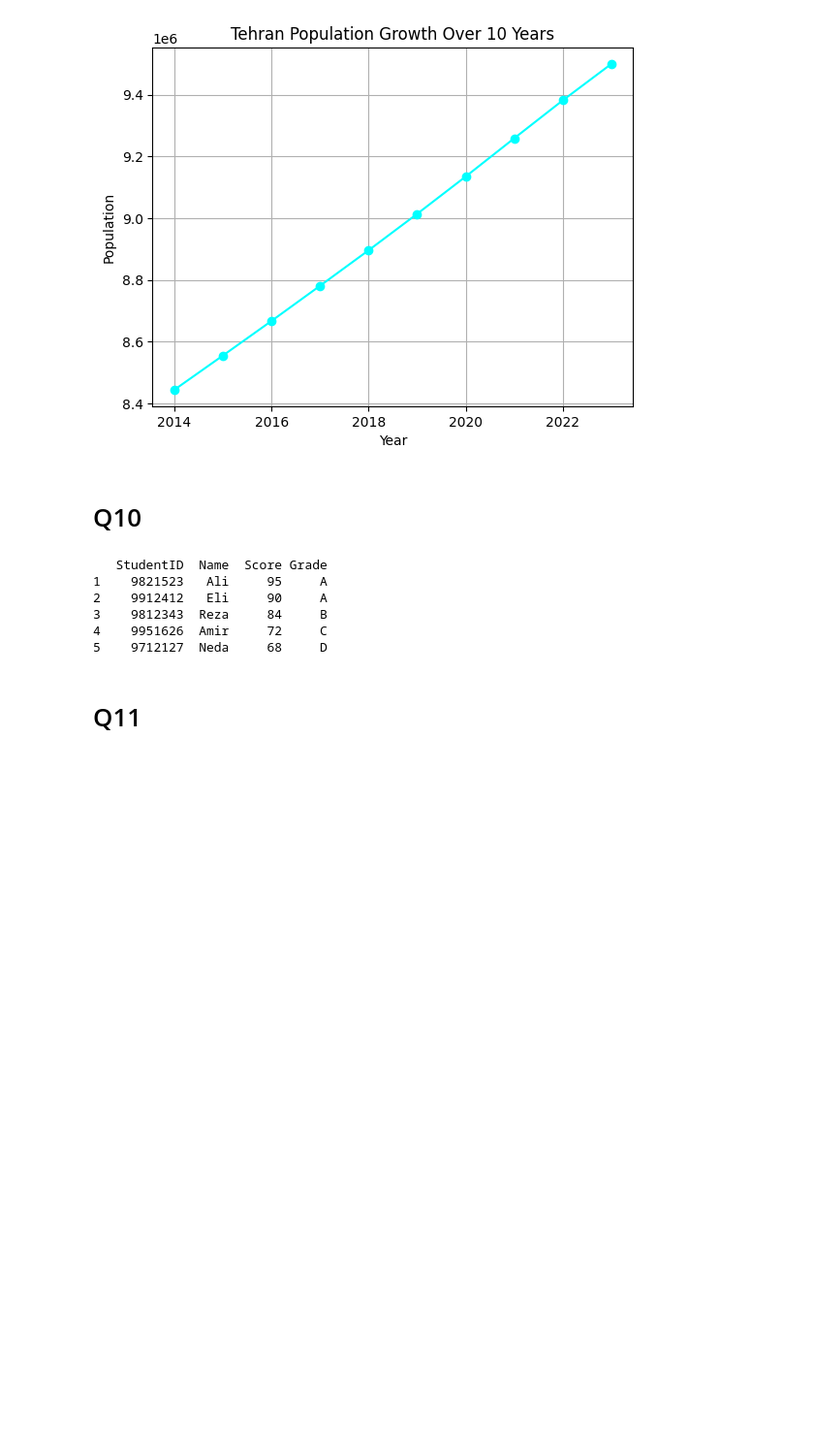
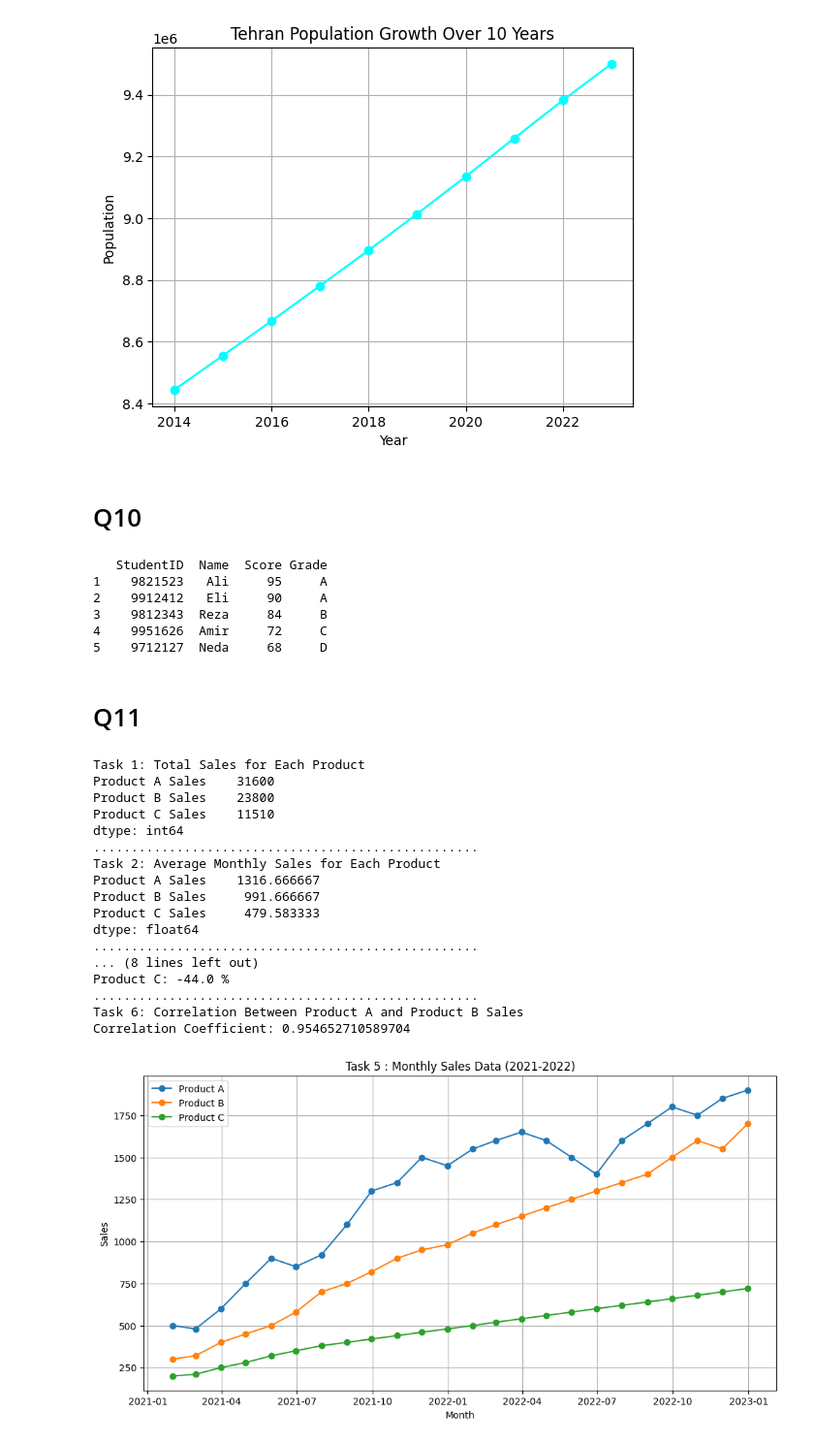
Before and after one commit to AliKhodarahmy/machinelearning2023, a Jupyter notebook: HW1_part2.ipynb, the cells around one changed output. Shown: that part at 97% size. Drawn from its saved outputs; the diff is of its cells as text; code cells hidden in the pictures; blank space fills up the shorter version.

```diff
--- a/HW1_part2.ipynb
+++ b/HW1_part2.ipynb
@@ -257,3 +257,78 @@ print(student_df)
 5    9712127  Neda     68     D
 # %% [markdown]
 # Q11
+# %%
+import warnings
+warnings.filterwarnings("ignore") # baraye hazfe yeseri khorooji !!!
+
+import pandas as pd
+import matplotlib.pyplot as plt
+
+data = {
+    'Month': pd.date_range(start='2021-01-01', periods=24, freq='M'),
+    'Product A Sales': [500, 480, 600, 750, 900, 850, 920, 1100, 1300, 1350, 1500, 1450, 1550, 1600, 1650, 1600, 1500, 1400, 1600, 1700, 1800, 1750, 1850, 1900],
+    'Product B Sales': [300, 320, 400, 450, 500, 580, 700, 750, 820, 900, 950, 980, 1050, 1100, 1150, 1200, 1250, 1300, 1350, 1400, 1500, 1600, 1550, 1700],
+    'Product C Sales': [200, 210, 250, 280, 320, 350, 380, 400, 420, 440, 460, 480, 500, 520, 540, 560, 580, 600, 620, 640, 660, 680, 700, 720]
+}
+
+sales_df = pd.DataFrame(data)
+
+total_sales = sales_df.sum()
+average_sales = sales_df.mean()
+max_sales_month_A = sales_df.loc[sales_df['Product A Sales'].idxmax()]
+max_sales_month_B = sales_df.loc[sales_df['Product B Sales'].idxmax()]
+max_sales_month_C = sales_df.loc[sales_df['Product C Sales'].idxmax()]
+
+sales_df['Year'] = sales_df['Month'].dt.year
+sales_in_2022 = sales_df[sales_df['Year'] == 2022]
+percent_change_A = ((sales_in_2022['Product A Sales'].iloc[0] - sales_in_2022['Product A Sales'].iloc[-1]) / sales_in_2022['Product A Sales'].iloc[0]) * 100
+percent_change_B = ((sales_in_2022['Product B Sales'].iloc[0] - sales_in_2022['Product B Sales'].iloc[-1]) / sales_in_2022['Product B Sales'].iloc[0]) * 100
+percent_change_C = ((sales_in_2022['Product C Sales'].iloc[0] - sales_in_2022['Product C Sales'].iloc[-1]) / sales_in_2022['Product C Sales'].iloc[0]) * 100
+
+plt.figure(figsize=(12, 6))
+plt.plot(sales_df['Month'], sales_df['Product A Sales'], label='Product A', marker='o')
+plt.plot(sales_df['Month'], sales_df['Product B Sales'], label='Product B', marker='o')
+plt.plot(sales_df['Month'], sales_df['Product C Sales'], label='Product C', marker='o')
+plt.xlabel('Month')
+plt.ylabel('Sales')
+plt.title('Task 5 : Monthly Sales Data (2021-2022)')
+plt.legend()
+plt.grid(True)
+
+correlation_AB = sales_df['Product A Sales'].corr(sales_df['Product B Sales'])
+
+print("Task 1: Total Sales for Each Product")
+print(total_sales)
+print("...................................................\nTask 2: Average Monthly Sales for Each Product")
+print(average_sales)
+print("...................................................\nTask 3: Month with Highest Sales for Each Product")
+print("Product A -", max_sales_month_A['Month'], "Sales:", max_sales_month_A['Product A Sales'])
+print("Product B -", max_sales_month_B['Month'], "Sales:", max_sales_month_B['Product B Sales'])
+print("Product C -", max_sales_month_C['Month'], "Sales:", max_sales_month_C['Product C Sales'])
+print("...................................................\nTask 4: Percentage Change in Sales (2022)")
+print("Product A:", percent_change_A, "%")
+print("Product B:", percent_change_B, "%")
+print("Product C:", percent_change_C, "%")
+print("...................................................\nTask 6: Correlation Between Product A and Product B Sales")
+print("Correlation Coefficient:", correlation_AB)
+
+plt.show()
+# %% [output]
+Task 1: Total Sales for Each Product
+Product A Sales    31600
+Product B Sales    23800
+Product C Sales    11510
+dtype: int64
+...................................................
+Task 2: Average Monthly Sales for Each Product
+Product A Sales    1316.666667
+Product B Sales     991.666667
+Product C Sales     479.583333
+dtype: float64
+...................................................
+... (8 lines left out)
+Product C: -44.0 %
+...................................................
+Task 6: Correlation Between Product A and Product B Sales
+Correlation Coefficient: 0.954652710589704
+[figure, added]
```
